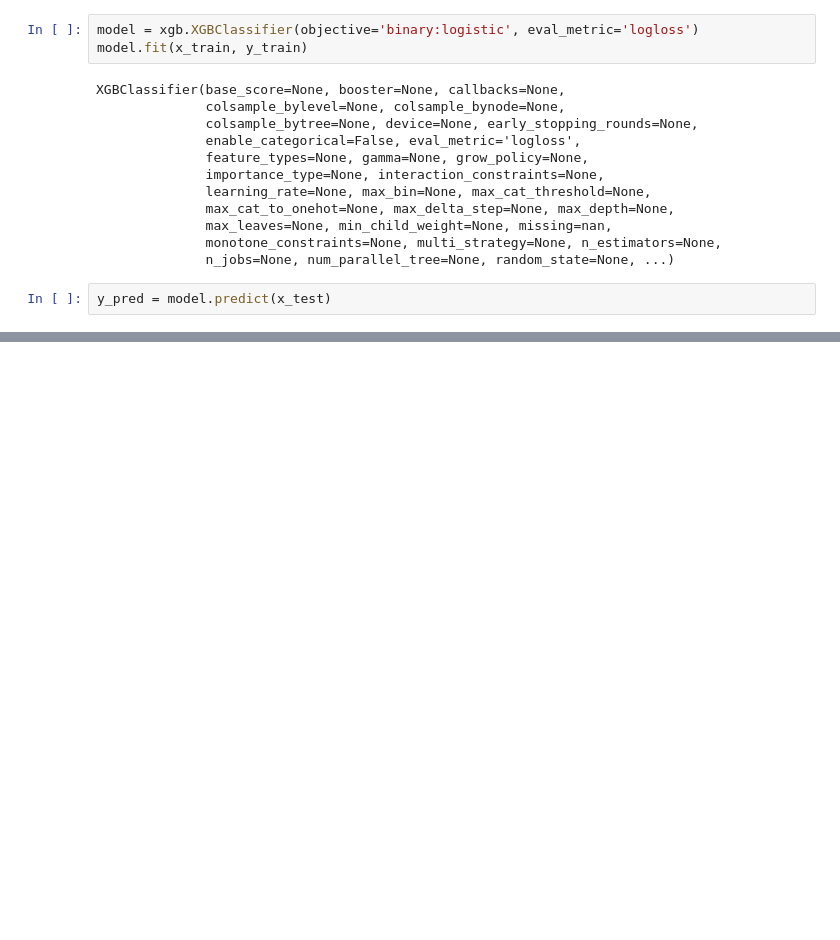
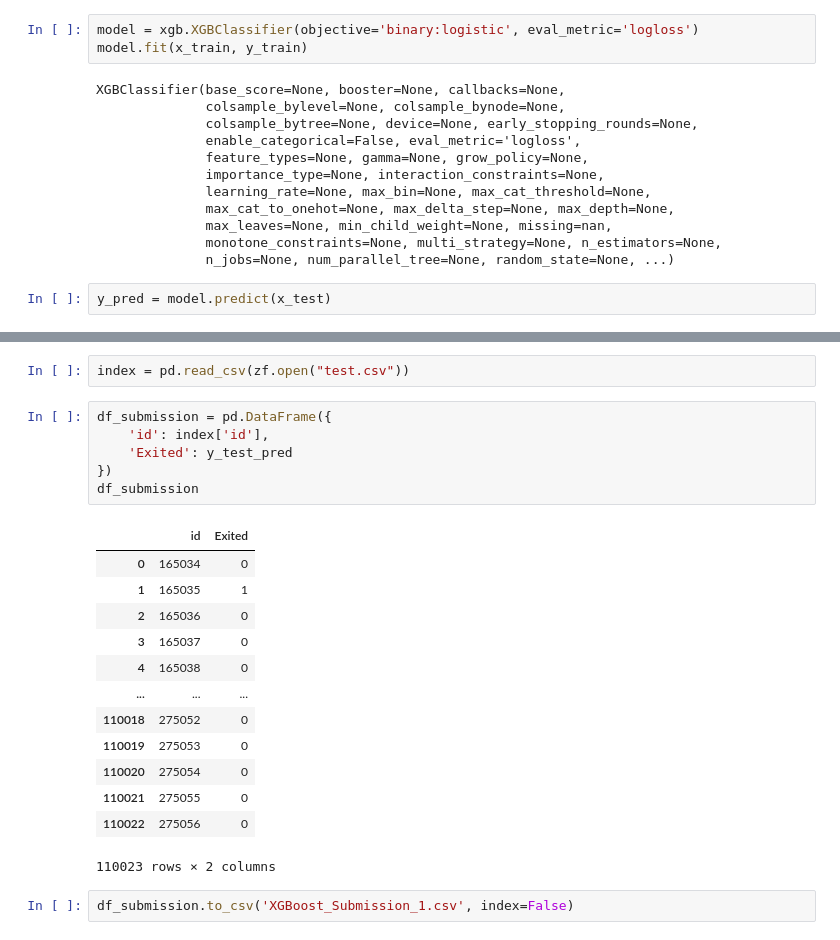
Before and after one commit to Yodazon/Kaggle, a Jupyter notebook: Competitions/Binary Classification with a Bank Churn Dataset/playground.ipynb, the cells around one changed output, grey strips where cells are left out. Cells and saved outputs as stored; diff of their text form; blank space fills up the shorter version.

```diff
--- a/Competitions/Binary Classification with a Bank Churn Dataset/playground.ipynb
+++ b/Competitions/Binary Classification with a Bank Churn Dataset/playground.ipynb
@@ -119,0 +123,24 @@ training data did not have the following fields: Surname_Horrocks, Surname_Moffl
+# %%
+index = pd.read_csv(zf.open("test.csv"))
+# %%
+df_submission = pd.DataFrame({
+    'id': index['id'],
+    'Exited': y_test_pred
+})
+df_submission
+# %% [output]
+|  | id | Exited |
+| 0 | 165034 | 0 |
+| 1 | 165035 | 1 |
+| 2 | 165036 | 0 |
+| 3 | 165037 | 0 |
+| 4 | 165038 | 0 |
+| ... | ... | ... |
+| 110018 | 275052 | 0 |
+| 110019 | 275053 | 0 |
+| 110020 | 275054 | 0 |
+| 110021 | 275055 | 0 |
+| 110022 | 275056 | 0 |
+110023 rows × 2 columns
+# %%
+df_submission.to_csv('XGBoost_Submission_1.csv', index=False)
```
Also changed, not shown: parts of 7 cells of this notebook, 8 other files.
